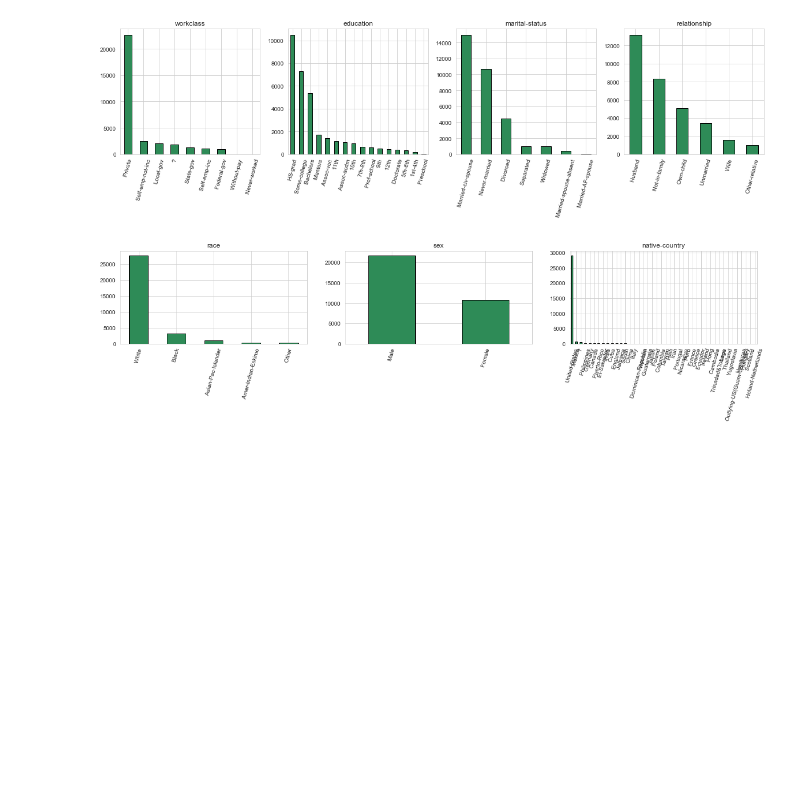
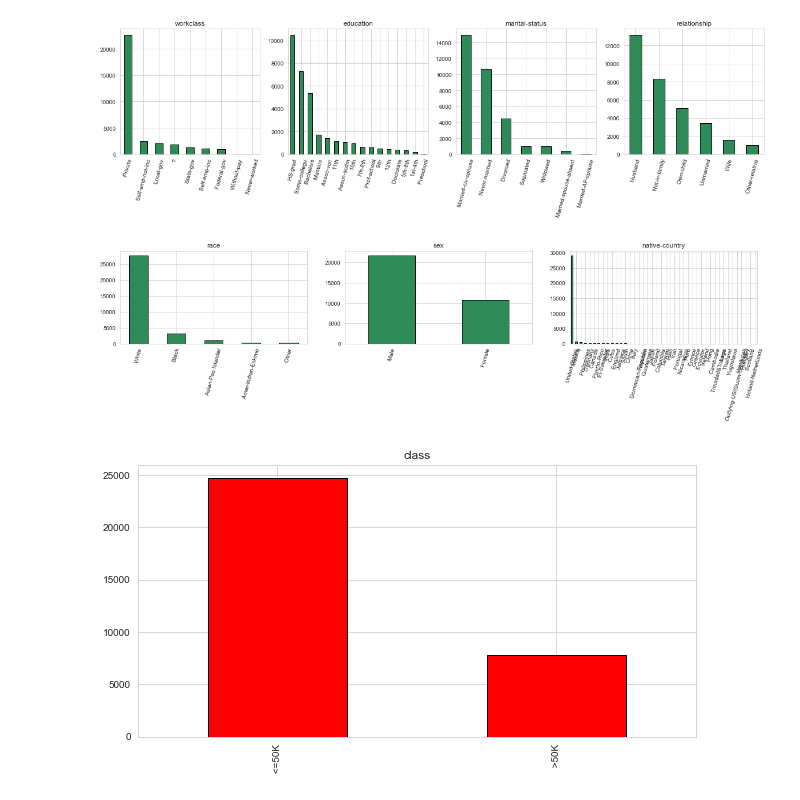
Before and after one commit to callistac/IncomePrediction, a Jupyter notebook: src/eda.ipynb, the cells around one changed output. Drawn from its saved outputs; the diff is of its cells as text; code cells hidden in the pictures; blank space fills up the shorter version.

```diff
--- a/src/eda.py.ipynb
+++ b/src/eda.ipynb
@@ -154,4 +157,8 @@ plot_categorical_dist(df_train, ['race', 'sex', 'native-country'])
 [figure]
 # %%
 # plotting target variable distribution
-df_train['class'].value_counts().plot(kind='bar', grid=True, title="class", color="red")
+plt.figure(figsize=(10,5))
+df_train['class'].value_counts().plot(kind='bar', grid=True, title="class", color="red", edgecolor='black')
+plt.show()
+# %% [output]
+[figure, added]
```
Also changed, not shown: parts of 6 cells of this notebook, 2 other files.
